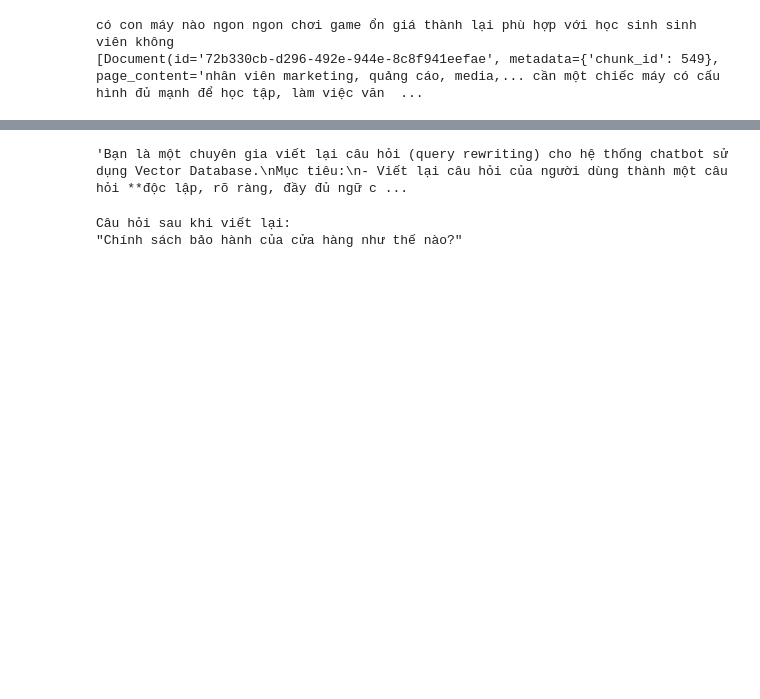
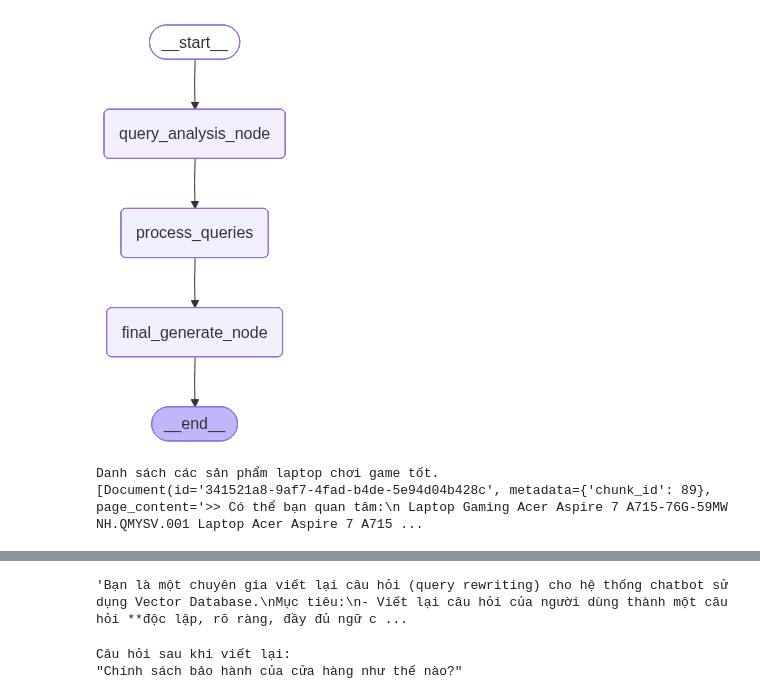
Before and after one commit to ducankk4/AI_Asistant, a Jupyter notebook: chat_test.ipynb, the cells around one changed output, grey strips where cells are left out. Cells and saved outputs as stored; diff of their text form; code cells hidden in the pictures; blank space fills up the shorter version.

```diff
--- a/chat_test.ipynb
+++ b/chat_test.ipynb
@@ -9,2 +11,4 @@ ragGraph = RAGGraph(memory_saver= memory_saver)
+# %%
+final_executor = finalGraph.implement_graph()
 # %%
 rag_executor  = ragGraph.implement_graph()
@@ -11,13 +41,19 @@ rag_executor  = ragGraph.implement_graph()
+# %%
+display(Image(final_executor.get_graph().draw_mermaid_png()))
+# %% [output]
+[figure, added]
 # %%
 # query = "Anh thấy bên cửa hàng sellPhoneS có chính sách bảo hành laptop khá là ok không biết bên em chính sách bảo hành như thế nào nhỉ"
-query = "có con máy nào ngon ngon chơi game ổn giá thành lại phù hợp với học sinh sinh viên không"
-result = rag_executor.invoke(
-    {'query': query},
-    config={"configurable": {"thread_id": "1"}}
+
+result =await rag_executor.ainvoke(
+    {'query': query,
+     "chat_history": "",
+     "need_rewrite": True  # Thêm dòng này để kích hoạt rewrite
+    }
 )
 # %% [output]
-có con máy nào ngon ngon chơi game ổn giá thành lại phù hợp với học sinh sinh viên không
-[Document(id='72b330cb-d296-492e-944e-8c8f941eefae', metadata={'chunk_id': 549}, page_content='nhân viên marketing, quảng cáo, media,... cần một chiếc máy có cấu hình đủ mạnh để học tập, làm việc văn  ...
+Danh sách các sản phẩm laptop chơi game tốt.
+[Document(id='341521a8-9af7-4fad-b4de-5e94d04b428c', metadata={'chunk_id': 89}, page_content='>> Có thể bạn quan tâm:\n Laptop Gaming Acer Aspire 7 A715-76G-59MW NH.QMYSV.001 Laptop Acer Aspire 7 A715 ...
 # %%
 for key, vl in result.items():
     print(f"{key}: {vl}\n")
```
Also changed, not shown: parts of 12 cells of this notebook, 26 other files.
